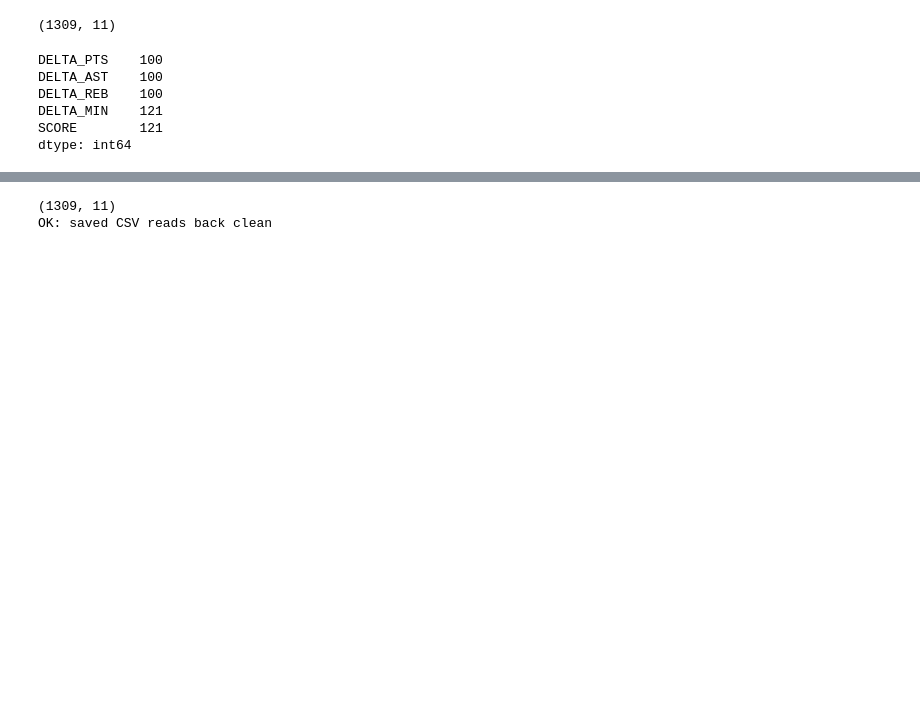
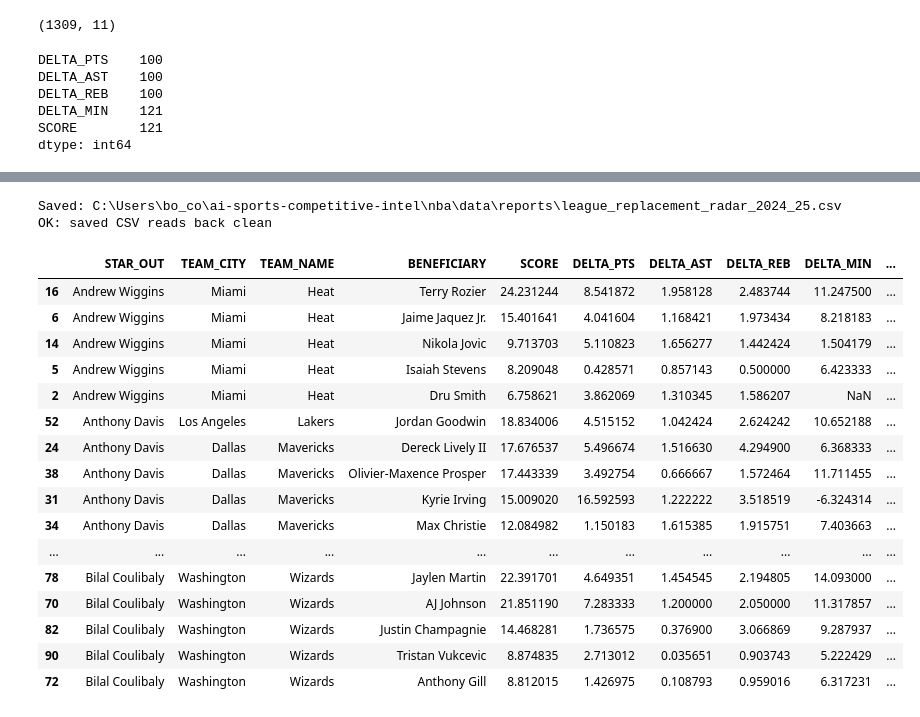
Before and after one commit to boco3000/nba-rplacement-radar, a Jupyter notebook: notebooks/06_league_replacement_radar.ipynb, the cells around one changed output, grey strips where cells are left out. Saved outputs shown, nothing was run; the diff lists cells and outputs as text; code cells hidden in the pictures; blank space fills up the shorter version.

```diff
--- a/notebooks/06_league_replacement_radar.ipynb
+++ b/notebooks/06_league_replacement_radar.ipynb
@@ -106,13 +106,56 @@ OK: SCORE has no NaNs
 | 670 | Joel Embiid | Philadelphia | 76ers | Lonnie Walker IV | 31.111303 | 11.761905 | 2.380952 | 1.904762 | 15.063684 | ... |
 | 566 | Jalen Williams | Oklahoma City | Thunder | Branden Carlson | 30.826584 | 8.969697 | 1.007576 | 3.295455 | 17.553857 | ... |
 | 169 | CJ McCollum | New Orleans | Pelicans | Keion Brooks Jr. | 30.520000 | 11.142857 | 0.642857 | 3.857143 | 14.877143 | ... |
-# %%
-import pandas as pd
-check = pd.read_csv(radar_out2)
-print(check.shape)
-assert len(check) == len(radar)
-assert check["SCORE"].notna().all()
-print("OK: saved CSV reads back clean")
-# %% [output]
-(1309, 11)
-OK: saved CSV reads back clean
+# %%
+# Save final, validated radar
+radar.to_csv(csv_out, index=False)
+print("Saved:", csv_out)
+
+# Read back and validate
+import pandas as pd
+check = pd.read_csv(csv_out)
+
+assert len(check) == len(radar)
+assert check["SCORE"].notna().all()
+print("OK: saved CSV reads back clean")
+# %% [output]
+Saved: C:\Users\bo_co\ai-sports-competitive-intel\nba\data\reports\league_replacement_radar_2024_25.csv
+OK: saved CSV reads back clean
+# %%
+import numpy as np
+
+rep = radar.copy()
+
+# Optional: exclude low-sample rows from "best replacements"
+rep = rep[~rep["LOW_SAMPLE"]].copy()
+
+# Rank beneficiaries within each STAR_OUT by SCORE (descending)
+rep["RANK"] = (
+    rep.groupby("STAR_OUT")["SCORE"]
+       .rank(method="first", ascending=False)
+       .astype(int)
+)
+
+# Keep top K per star (start with 5)
+TOPK = 5
+rep_top = rep[rep["RANK"] <= TOPK].copy()
+
+rep_top.sort_values(["STAR_OUT", "RANK"]).head(20)
+# %% [output]
+|  | STAR_OUT | TEAM_CITY | TEAM_NAME | BENEFICIARY | SCORE | DELTA_PTS | DELTA_AST | DELTA_REB | DELTA_MIN | ... |
+| 16 | Andrew Wiggins | Miami | Heat | Terry Rozier | 24.231244 | 8.541872 | 1.958128 | 2.483744 | 11.247500 | ... |
+| 6 | Andrew Wiggins | Miami | Heat | Jaime Jaquez Jr. | 15.401641 | 4.041604 | 1.168421 | 1.973434 | 8.218183 | ... |
+| 14 | Andrew Wiggins | Miami | Heat | Nikola Jovic | 9.713703 | 5.110823 | 1.656277 | 1.442424 | 1.504179 | ... |
+| 5 | Andrew Wiggins | Miami | Heat | Isaiah Stevens | 8.209048 | 0.428571 | 0.857143 | 0.500000 | 6.423333 | ... |
+| 2 | Andrew Wiggins | Miami | Heat | Dru Smith | 6.758621 | 3.862069 | 1.310345 | 1.586207 | NaN | ... |
+| 52 | Anthony Davis | Los Angeles | Lakers | Jordan Goodwin | 18.834006 | 4.515152 | 1.042424 | 2.624242 | 10.652188 | ... |
+| 24 | Anthony Davis | Dallas | Mavericks | Dereck Lively II | 17.676537 | 5.496674 | 1.516630 | 4.294900 | 6.368333 | ... |
+| 38 | Anthony Davis | Dallas | Mavericks | Olivier-Maxence Prosper | 17.443339 | 3.492754 | 0.666667 | 1.572464 | 11.711455 | ... |
+| 31 | Anthony Davis | Dallas | Mavericks | Kyrie Irving | 15.009020 | 16.592593 | 1.222222 | 3.518519 | -6.324314 | ... |
+| 34 | Anthony Davis | Dallas | Mavericks | Max Christie | 12.084982 | 1.150183 | 1.615385 | 1.915751 | 7.403663 | ... |
+| ... | ... | ... | ... | ... | ... | ... | ... | ... | ... | ... |
+| 78 | Bilal Coulibaly | Washington | Wizards | Jaylen Martin | 22.391701 | 4.649351 | 1.454545 | 2.194805 | 14.093000 | ... |
+| 70 | Bilal Coulibaly | Washington | Wizards | AJ Johnson | 21.851190 | 7.283333 | 1.200000 | 2.050000 | 11.317857 | ... |
+| 82 | Bilal Coulibaly | Washington | Wizards | Justin Champagnie | 14.468281 | 1.736575 | 0.376900 | 3.066869 | 9.287937 | ... |
+| 90 | Bilal Coulibaly | Washington | Wizards | Tristan Vukcevic | 8.874835 | 2.713012 | 0.035651 | 0.903743 | 5.222429 | ... |
+| 72 | Bilal Coulibaly | Washington | Wizards | Anthony Gill | 8.812015 | 1.426975 | 0.108793 | 0.959016 | 6.317231 | ... |
```
Also changed, not shown: parts of 5 cells of this notebook, 8 other files.
